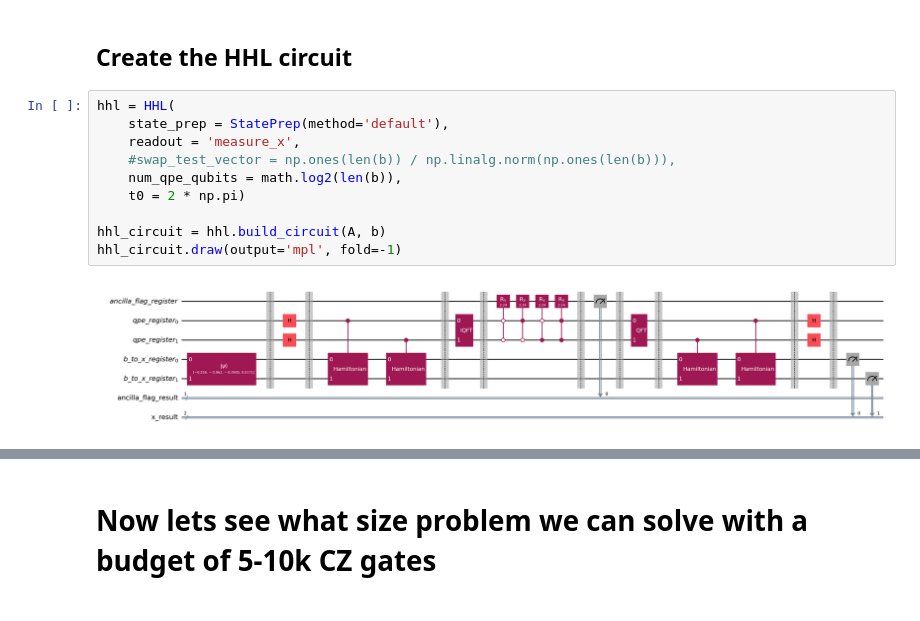
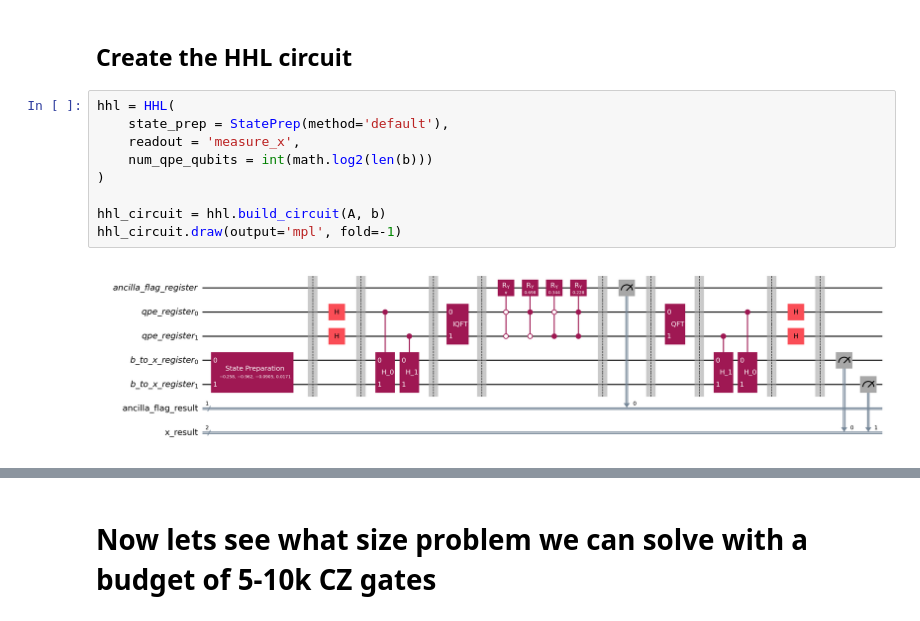
Before and after one commit to QCOL-LU/QLSAs, a Jupyter notebook: examples/hhl_resource_estimation.ipynb, the cells around one changed output, grey strips where cells are left out. Drawn from its saved outputs; the diff is of its cells as text.

Commit message:
modularized hhl circuit building.  moved swap test vector arg to build_circuit().  fixed ham sim time evolution signs and time scaling in QPE.  HHL implementation fully fixed.

```diff
--- a/examples/hhl_resource_estimation.ipynb
+++ b/examples/hhl_resource_estimation.ipynb
@@ -76,15 +76,14 @@ b: [-0.25782857 -0.96179034 -0.09050706  0.01709523]
 # %%
 hhl = HHL(
     state_prep = StatePrep(method='default'),
     readout = 'measure_x',
-    #swap_test_vector = np.ones(len(b)) / np.linalg.norm(np.ones(len(b))),
-    num_qpe_qubits = math.log2(len(b)),
-    t0 = 2 * np.pi)
+    num_qpe_qubits = int(math.log2(len(b)))
+)
 
 hhl_circuit = hhl.build_circuit(A, b)
 hhl_circuit.draw(output='mpl', fold=-1)
 # %% [output]
-[figure, old version]
+[figure, new version]
 # %%
 service = QiskitRuntimeService(name="QLSAs")
 service.backends()
```
Also changed, not shown: parts of 5 cells of this notebook, 20 other files.
